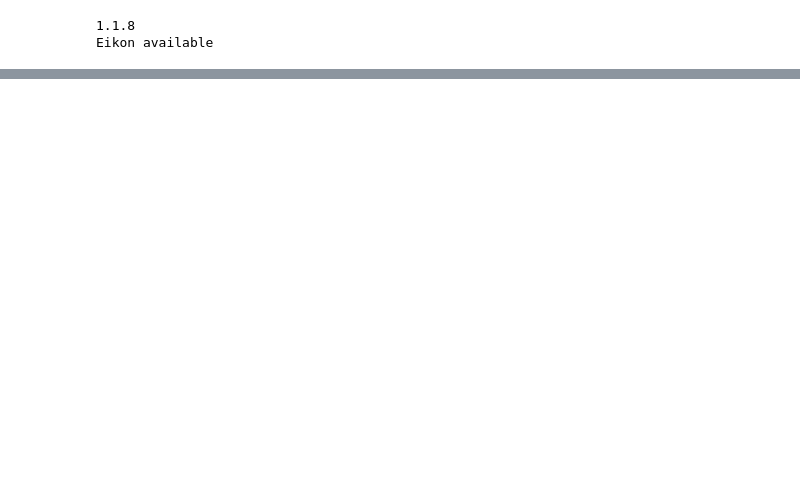
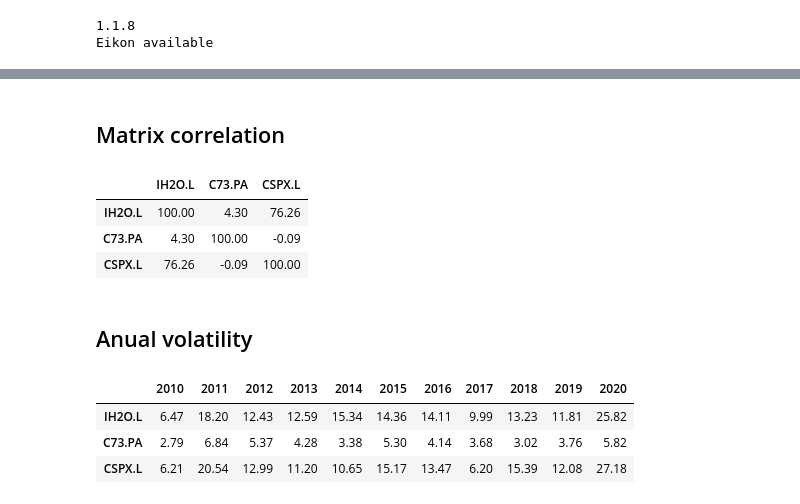
Before and after one commit to RubenPhy/portfolio_construction, a Jupyter notebook: Portfolio_contruction.ipynb, the cells around one changed output, grey strips where cells are left out. Drawn from its saved outputs; the diff is of its cells as text; code cells hidden in the pictures; blank space fills up the shorter version.

```diff
--- a/Portfolio_contruction.ipynb
+++ b/Portfolio_contruction.ipynb
@@ -53,0 +60,20 @@ df
+# %% [markdown]
+## Matrix correlation
+# %%
+df_cov = df_pct_change_daily.corr()
+df_cov.round(4)*100
+# %% [output]
+|  | IH2O.L | C73.PA | CSPX.L |
+| IH2O.L | 100.00 | 4.30 | 76.26 |
+| C73.PA | 4.30 | 100.00 | -0.09 |
+| CSPX.L | 76.26 | -0.09 | 100.00 |
+# %% [markdown]
+## Anual volatility
+# %%
+df_vol = annual_volatility(df)
+df_vol.round(4)*100
+# %% [output]
+|  | 2010 | 2011 | 2012 | 2013 | 2014 | 2015 | 2016 | 2017 | 2018 | 2019 | 2020 |
+| IH2O.L | 6.47 | 18.20 | 12.43 | 12.59 | 15.34 | 14.36 | 14.11 | 9.99 | 13.23 | 11.81 | 25.82 |
+| C73.PA | 2.79 | 6.84 | 5.37 | 4.28 | 3.38 | 5.30 | 4.14 | 3.68 | 3.02 | 3.76 | 5.82 |
+| CSPX.L | 6.21 | 20.54 | 12.99 | 11.20 | 10.65 | 15.17 | 13.47 | 6.20 | 15.39 | 12.08 | 27.18 |
```
Also changed, not shown: parts of 19 cells of this notebook, 2 other files.
